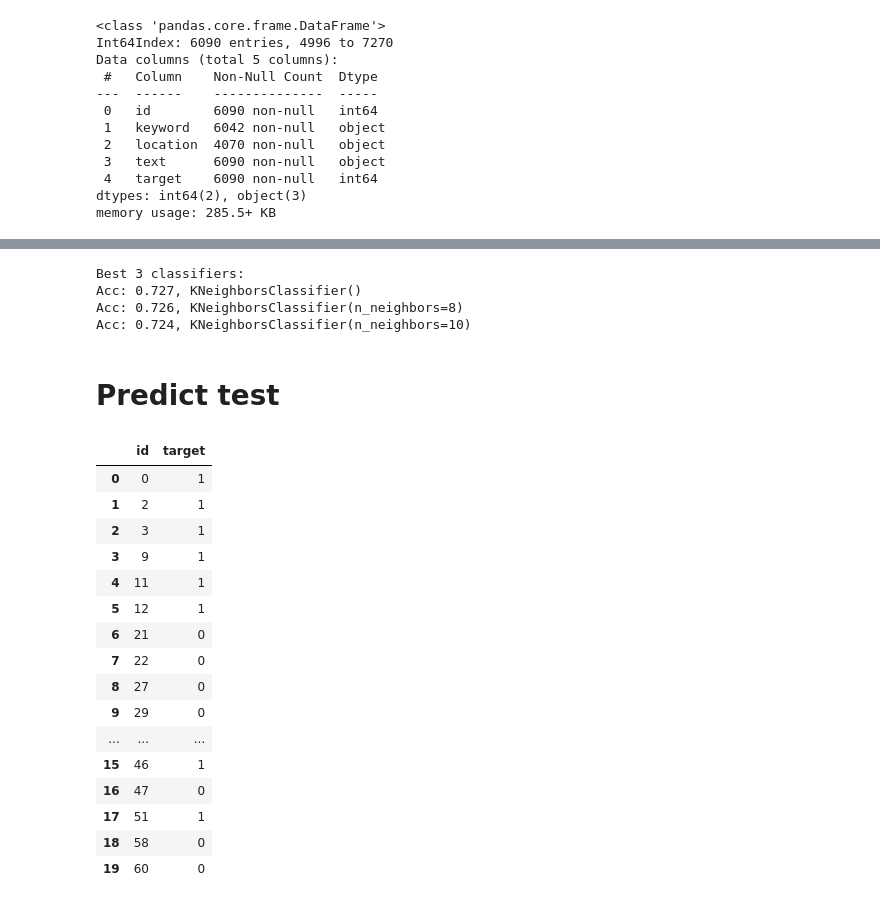
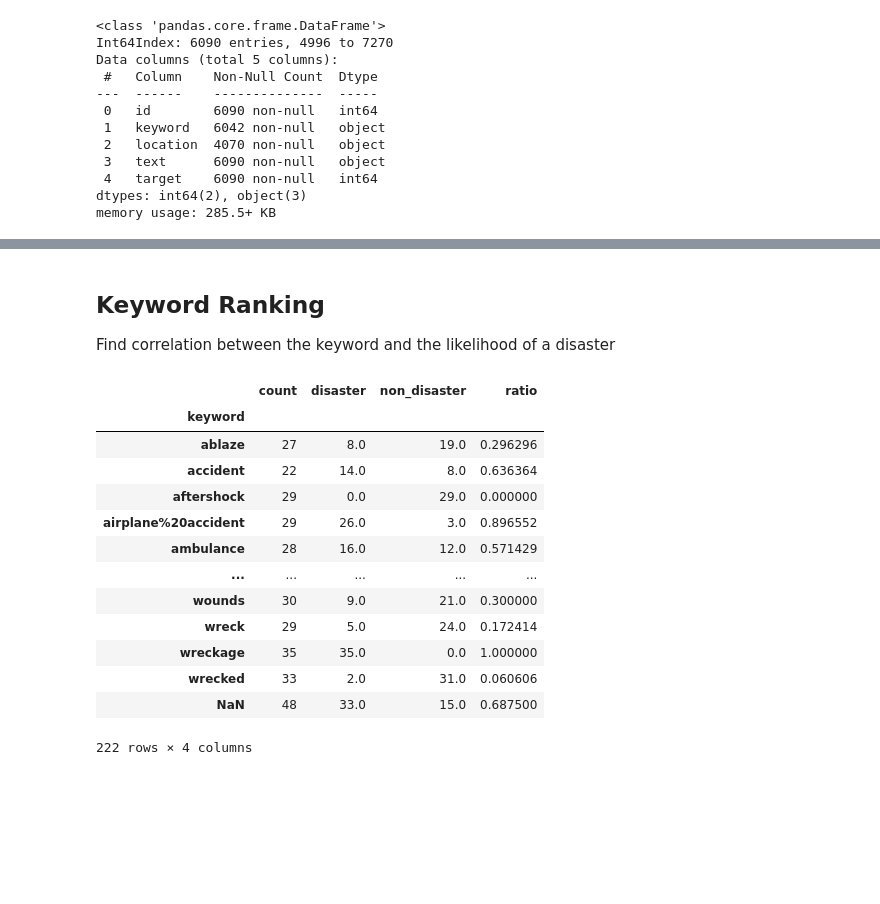
Before and after one commit to niggoo/nlp-disaster-tweets-classification, a Jupyter notebook: nlp-disaster-tweets-classification.ipynb, the cells around one changed output, grey strips where cells are left out. Cells and saved outputs as stored; diff of their text form; code cells hidden in the pictures; blank space fills up the shorter version.

```diff
--- a/nlp-disaster-tweets-classification.ipynb
+++ b/nlp-disaster-tweets-classification.ipynb
@@ -360,37 +124,0 @@ Acc: 0.772, AdaBoostClassifier(learning_rate=0.2, n_estimators=250)
-# %%
-best_knn = hyperparameter_grid_search(evaluate_knn, {
-    "n_neighbors": [1, 2, 3, 5, 6, 7, 8, 10, 50, 100, 200, 250, 300]
-}, train_tfidf_vec, train_classes, val_tfidf_vec, val_classes)['clf']
-# %% [output]
-Best 3 classifiers:
-Acc: 0.727, KNeighborsClassifier()
-Acc: 0.726, KNeighborsClassifier(n_neighbors=8)
-Acc: 0.724, KNeighborsClassifier(n_neighbors=10)
-# %% [markdown]
-# Predict test
-# %%
-test_predictions = best_svc.predict(test_tfidf_vec)
-
-sample_submission["target"] = test_predictions
-
-display(sample_submission.head(20))
-
-sample_submission.to_csv("submission.csv", index=False)
-# %% [output]
-|  | id | target |
-| 0 | 0 | 1 |
-| 1 | 2 | 1 |
-| 2 | 3 | 1 |
-| 3 | 9 | 1 |
-| 4 | 11 | 1 |
-| 5 | 12 | 1 |
-| 6 | 21 | 0 |
-| 7 | 22 | 0 |
-| 8 | 27 | 0 |
-| 9 | 29 | 0 |
-| ... | ... | ... |
-| 15 | 46 | 1 |
-| 16 | 47 | 0 |
-| 17 | 51 | 1 |
-| 18 | 58 | 0 |
-| 19 | 60 | 0 |
@@ -396,0 +132,29 @@ sample_submission.to_csv("submission.csv", index=False)
+# %% [markdown]
+## Keyword Ranking
+Find correlation between the keyword and the likelihood of a disaster
+# %%
+train_keywords = train_df.groupby(["keyword"], dropna=False)["text"].count().to_frame().rename(columns={"text": "count"})
+
+train_keywords["disaster"] = train_df[train_df["target"] == 1].groupby(["keyword"], dropna=False)["text"].count()
+train_keywords["non_disaster"] = train_df[train_df["target"] == 0].groupby(["keyword"], dropna=False)["text"].count()
+train_keywords = train_keywords.fillna(0)
+train_keywords["ratio"] = train_keywords["disaster"] / train_keywords["count"]
+
+#train_keywords = train_keywords.sort_values(by=["ratio"])
+
+train_keywords
+# %% [output]
+|  | count | disaster | non_disaster | ratio |
+| keyword |  |  |  |  |
+| ablaze | 27 | 8.0 | 19.0 | 0.296296 |
+| accident | 22 | 14.0 | 8.0 | 0.636364 |
+| aftershock | 29 | 0.0 | 29.0 | 0.000000 |
+| airplane%20accident | 29 | 26.0 | 3.0 | 0.896552 |
+| ambulance | 28 | 16.0 | 12.0 | 0.571429 |
+| ... | ... | ... | ... | ... |
+| wounds | 30 | 9.0 | 21.0 | 0.300000 |
+| wreck | 29 | 5.0 | 24.0 | 0.172414 |
+| wreckage | 35 | 35.0 | 0.0 | 1.000000 |
+| wrecked | 33 | 2.0 | 31.0 | 0.060606 |
+| NaN | 48 | 33.0 | 15.0 | 0.687500 |
+222 rows × 4 columns
```
Also changed, not shown: parts of 55 cells of this notebook, 1 other file.
